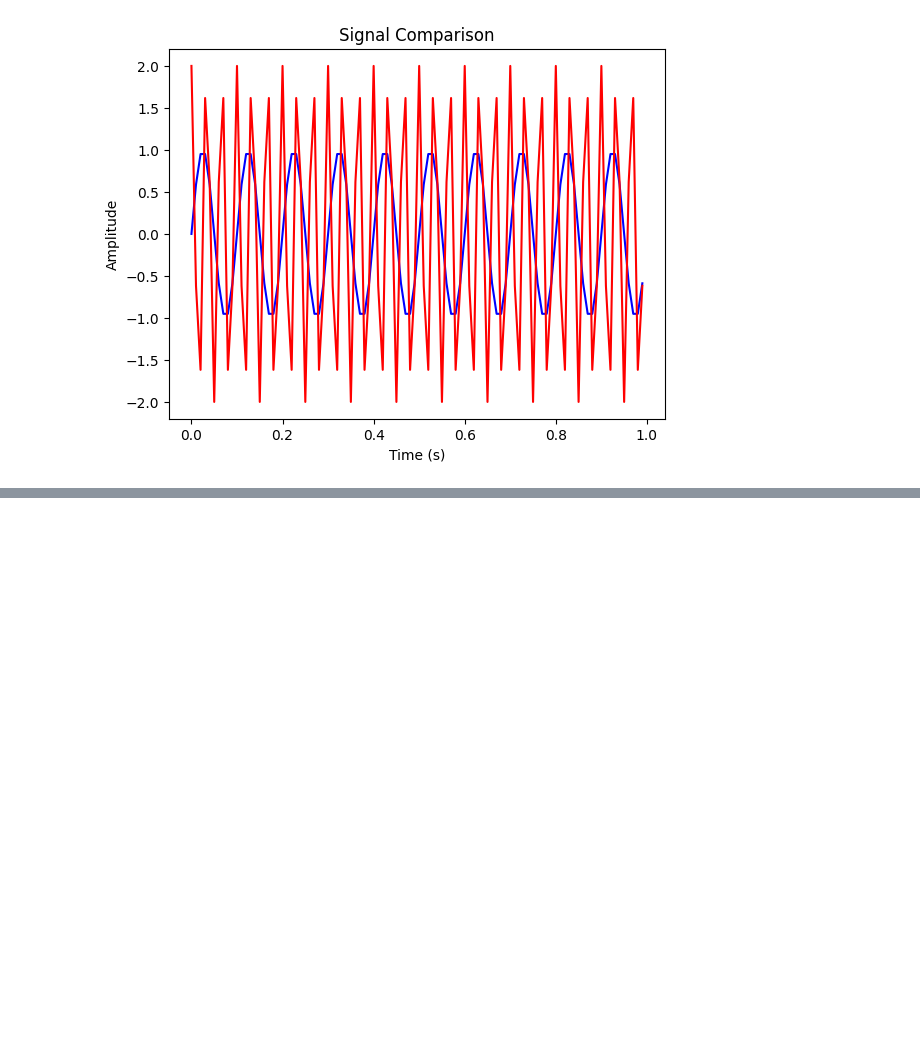
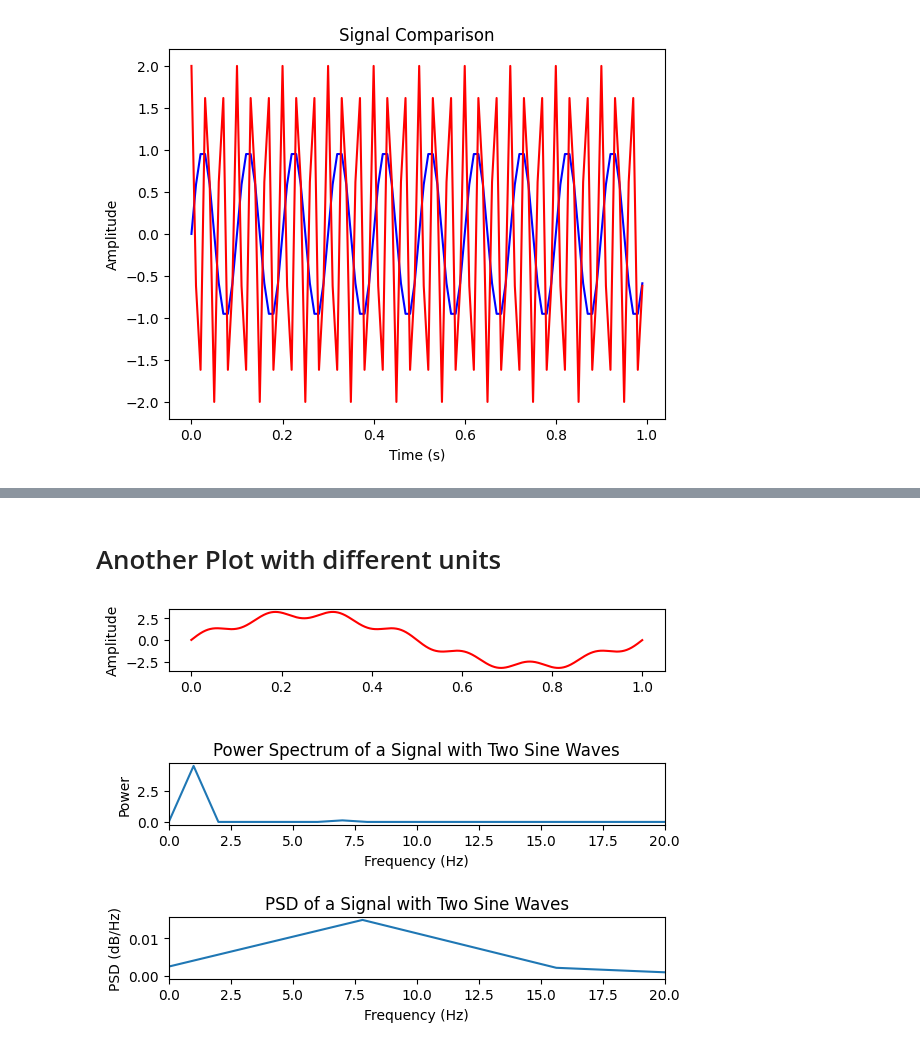
Before and after one commit to XixWISExiX/Neural-Data-Science, a Jupyter notebook: Classwork/SignalBasics.ipynb, the cells around one changed output, grey strips where cells are left out. Drawn from its saved outputs; the diff is of its cells as text; code cells hidden in the pictures; blank space fills up the shorter version.

```diff
--- a/Classwork/SignalBasics.ipynb
+++ b/Classwork/SignalBasics.ipynb
@@ -28,0 +66,39 @@ plt.show()
+# %% [markdown]
+# Another Plot with different units
+# %%
+import matplotlib.pyplot as plt
+import numpy as np
+import scipy as sp
+fs = 2000 # Sampling Rate 1/T
+ts = 1.0/fs # Sampling Interval
+t = np.arange(0,1,ts)
+freq=1
+x = 3*np.sin(2*np.pi*freq*t) # Generate First Signal
+freq = 7
+x = x+0.5* np.sin(2*np.pi*freq*t) # Combine with Second Signal
+N = len(x) # Number of Samples
+# Calculate Power Spectrum (spectrum = a^2+b^2 using nonoverlapping window)
+f_PS, Pxx_PS = sp.signal.periodogram(x, fs)
+# Calculate Power Spectral Density (psd = power_spectrum / T using overlapping window)
+f_PSD, Pxx_PSD = sp.signal.welch(x, fs)
+# Setup the Plots
+fig, axes = plt.subplots(3, 1)
+axes[0].plot(t, x, 'r')
+axes[0].set_ylabel('Amplitude')
+# Plot the power spectrum
+axes[1].plot(f_PS, Pxx_PS)
+axes[1].set_xlabel('Frequency (Hz)')
+axes[1].set_ylabel('Power')
+axes[1].set_title('Power Spectrum of a Signal with Two Sine Waves')
+axes[1].set_xlim(0, 20)
+# Plot the PSD
+axes[2].plot(f_PSD, Pxx_PSD)
+axes[2].set_xlabel('Frequency (Hz)')
+axes[2].set_ylabel('PSD (dB/Hz)')
+axes[2].set_title('PSD of a Signal with Two Sine Waves')
+axes[2].set_xlim(0, 20)
+
+plt.subplots_adjust(hspace=1.5)  # Increase this value to add more space
+plt.show()
+# %% [output]
+[figure, added]
```
Also changed, not shown: parts of 4 cells of this notebook.
